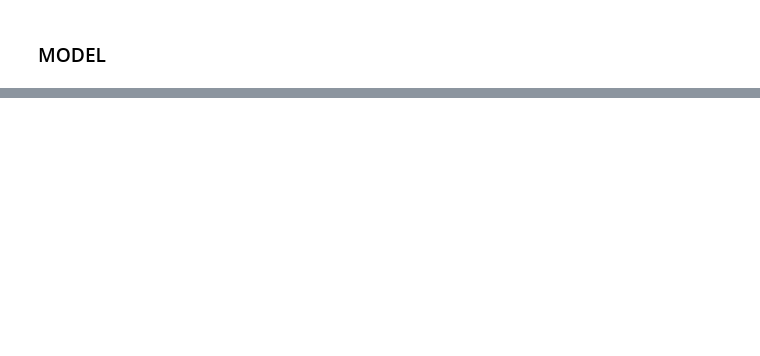
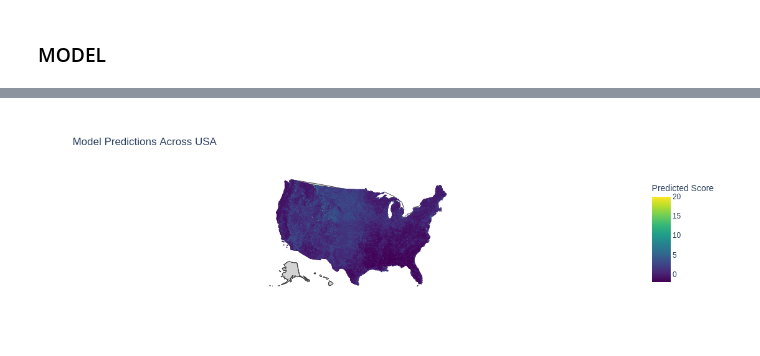
Before and after one commit to Coffee4Cat/KNRRoboBudexAI, a Jupyter notebook: main.ipynb, the cells around one changed output, grey strips where cells are left out. Drawn from its saved outputs; the diff is of its cells as text; code cells hidden in the pictures; blank space fills up the shorter version.

```diff
--- a/main.ipynb
+++ b/main.ipynb
@@ -73,3 +87,5 @@ dataset = USADataset()
+# %%
+dataset = USADatasetLoaded("usa_dataset_200_400.pt")
 # %%
 dataloader = DataLoader(
     dataset,
@@ -82,9 +118,9 @@ DATASET SHAPE: 1779
 # %% [markdown]
 ### MODEL
 # %%
-input_dim = 5
-lr = 1e-3
-epochs = 100
+input_dim = 7
+lr = 1e-4
+epochs = 80
 # %%
 def ranknet_loss(score_a, score_b, S):
     """
@@ -169,0 +232,4 @@ Epoch 91/100, Loss: 0.4078
+# %%
+model = RankNet(input_dim=input_dim)
+model.load_state_dict(torch.load("usa_model_200_400.pt", map_location="cpu"))
+model.eval()
@@ -169,0 +248,8 @@ Epoch 91/100, Loss: 0.4078
+# %%
+data_tensor = dataset.data
+
+with torch.no_grad():
+    predictions = model(data_tensor).squeeze().numpy()
+
+latitudes = data_tensor[:, 0].numpy()
+longitudes = data_tensor[:, 1].numpy()
@@ -169,0 +288,50 @@ Epoch 91/100, Loss: 0.4078
+# %%
+import plotly.graph_objects as go
+from plotly.offline import init_notebook_mode, iplot
+import numpy as np
+
+# Włączamy Plotly w Jupyter Notebook
+init_notebook_mode(connected=True)
+
+# Przykładowe dane (zamień na swoje)
+# longitudes = np.array([...])
+# latitudes = np.array([...])
+# predictions = np.array([...])
+
+# Tworzymy scatter plot
+scatter = go.Scattergeo(
+    lon=longitudes,
+    lat=latitudes,
+    text=[f"Score: {v:.2f}" for v in predictions],  # etykieta przy hover
+    marker=dict(
+        size=2,
+        color=predictions,
+        cmin=-2,
+        cmax=20,
+        colorscale='Viridis',
+        colorbar=dict(title='Predicted Score'),
+        line=dict(width=0)
+    ),
+    mode='markers'
+)
+
+# Układ mapy
+layout = go.Layout(
+    title='Model Predictions Across USA',
+    geo=dict(
+        scope='usa',             # pokazujemy tylko USA
+        projection=dict(type='albers usa'),
+        showland=True,
+        landcolor='lightgray',
+        showcountries=True,
+        showsubunits=True,       # pokazuje kontury stanów
+        subunitcolor='black'     # kolor konturów stanów
+    )
+)
+
+fig = go.Figure(data=[scatter], layout=layout)
+
+# Wyświetlamy w notebooku
+iplot(fig)
+# %% [output]
+[figure, added]
```
Also changed, not shown: parts of 10 cells of this notebook, 8 other files.
